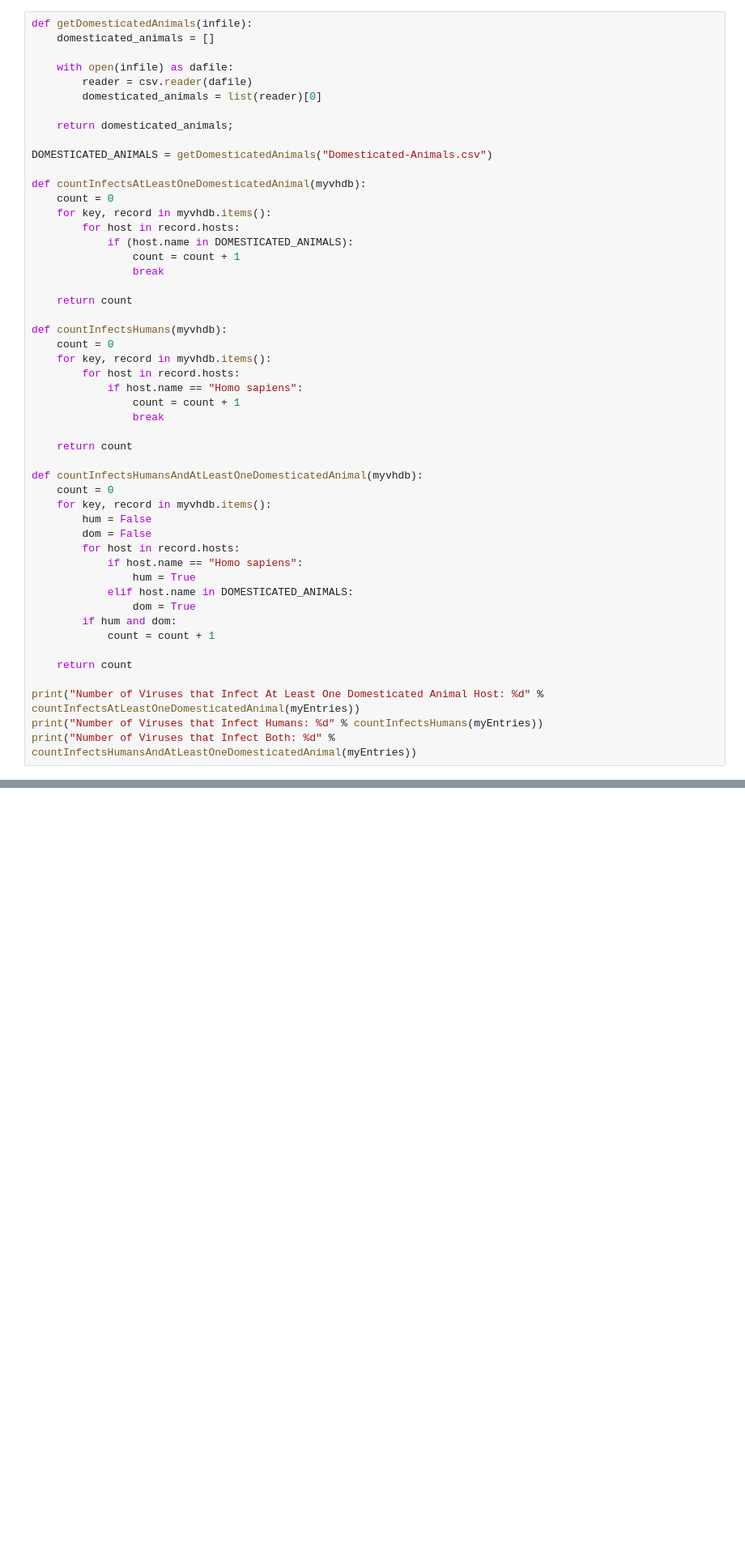
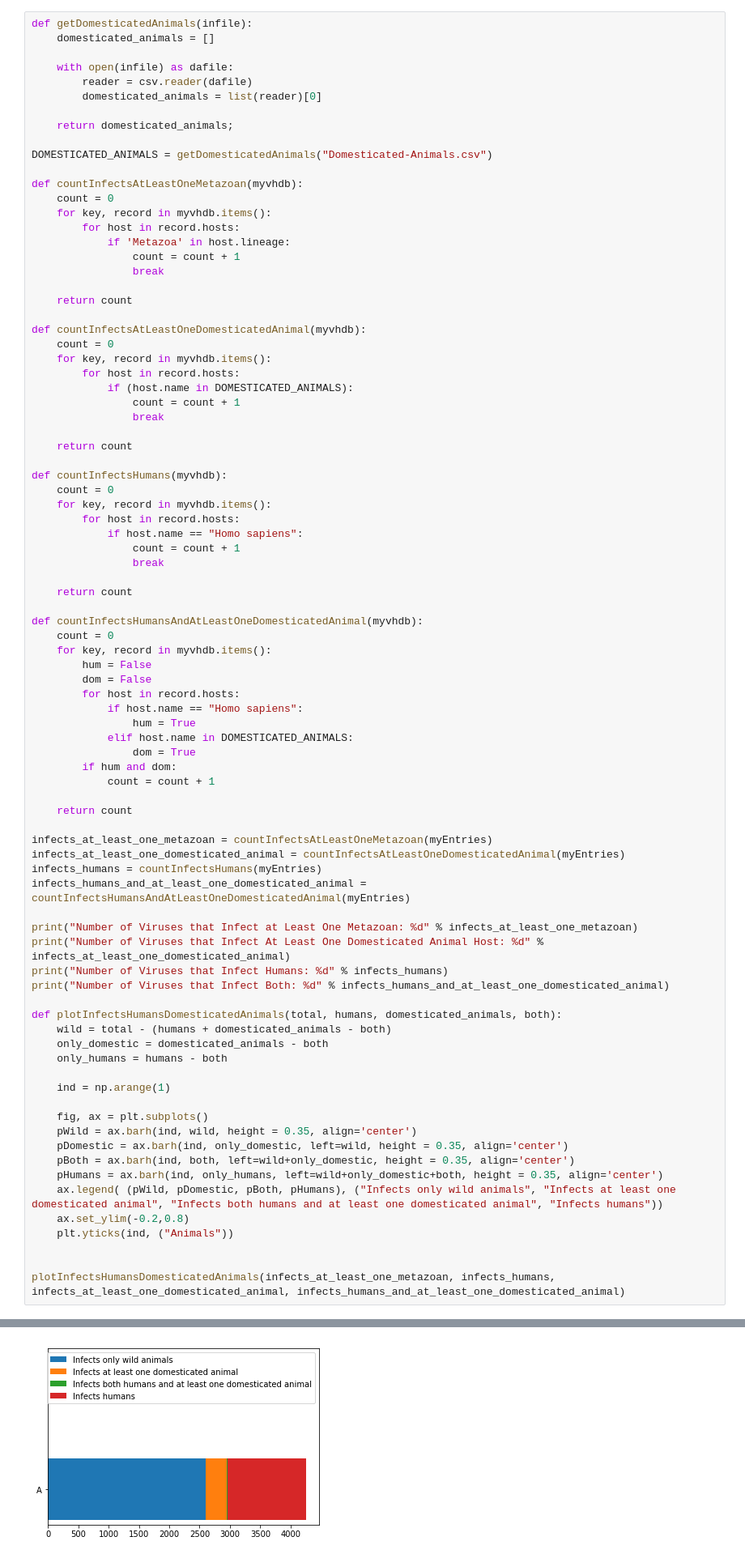
Before and after one commit to sable-cat/anthropocentric-sequencing, a Jupyter notebook: Results.ipynb, the cells around one changed output, grey strips where cells are left out. Shown at 81% size. Cells and saved outputs as stored; diff of their text form; blank space fills up the shorter version.

Commit message:
Add graph showing breakdown of what viruses that infect metazoans infect

```diff
--- a/Results.ipynb
+++ b/Results.ipynb
@@ -43,6 +43,16 @@ def getDomesticatedAnimals(infile):
     return domesticated_animals;
 
 DOMESTICATED_ANIMALS = getDomesticatedAnimals("Domesticated-Animals.csv")
+
+def countInfectsAtLeastOneMetazoan(myvhdb):
+    count = 0
+    for key, record in myvhdb.items():
+        for host in record.hosts:
+            if 'Metazoa' in host.lineage:
+                count = count + 1
+                break
+
+    return count
 
 def countInfectsAtLeastOneDomesticatedAnimal(myvhdb):
     count = 0
@@ -79,7 +89,32 @@ def countInfectsHumansAndAtLeastOneDomesticatedAnimal(myvhdb):
 
     return count
 
-print("Number of Viruses that Infect At Least One Domesticated Animal Host: %d" % countInfectsAtLeastOneDomesticatedAnimal(myEntries))
-print("Number of Viruses that Infect Humans: %d" % countInfectsHumans(myEntries))
-print("Number of Viruses that Infect Both: %d" % countInfectsHumansAndAtLeastOneDomesticatedAnimal(myEntries))
+infects_at_least_one_metazoan = countInfectsAtLeastOneMetazoan(myEntries)
+infects_at_least_one_domesticated_animal = countInfectsAtLeastOneDomesticatedAnimal(myEntries)
+infects_humans = countInfectsHumans(myEntries)
+infects_humans_and_at_least_one_domesticated_animal = countInfectsHumansAndAtLeastOneDomesticatedAnimal(myEntries)
+
+print("Number of Viruses that Infect at Least One Metazoan: %d" % infects_at_least_one_metazoan)
+print("Number of Viruses that Infect At Least One Domesticated Animal Host: %d" % infects_at_least_one_domesticated_animal)
+print("Number of Viruses that Infect Humans: %d" % infects_humans)
+print("Number of Viruses that Infect Both: %d" % infects_humans_and_at_least_one_domesticated_animal)
+
+def plotInfectsHumansDomesticatedAnimals(total, humans, domesticated_animals, both):
+    wild = total - (humans + domesticated_animals - both)
+    only_domestic = domesticated_animals - both
+    only_humans = humans - both
+
+    ind = np.arange(1)
+
+    fig, ax = plt.subplots()
+    pWild = ax.barh(ind, wild, height = 0.35, align='center')
+    pDomestic = ax.barh(ind, only_domestic, left=wild, height = 0.35, align='center')
+    pBoth = ax.barh(ind, both, left=wild+only_domestic, height = 0.35, align='center')
+    pHumans = ax.barh(ind, only_humans, left=wild+only_domestic+both, height = 0.35, align='center')
+    ax.legend( (pWild, pDomestic, pBoth, pHumans), ("Infects only wild animals", "Infects at least one domesticated animal", "Infects both humans and at least one domesticated animal", "Infects humans"))
+    ax.set_ylim(-0.2,0.8)
+    plt.yticks(ind, ("Animals"))
+
+
+plotInfectsHumansDomesticatedAnimals(infects_at_least_one_metazoan, infects_humans, infects_at_least_one_domesticated_animal, infects_humans_and_at_least_one_domesticated_animal)
 # %% [output]
@@ -86,6 +122,7 @@ print("Number of Viruses that Infect Both: %d" % countInfectsHumansAndAtLeastOne
 Number of Viruses that Infect At Least One Domesticated Animal Host: 360
 Number of Viruses that Infect Humans: 1309
 Number of Viruses that Infect Both: 19
+[figure, added]
 # %% [markdown]
 Make a bar graph showing unique species of virus and host
 # %%
```
Also changed, not shown: parts of 3 cells of this notebook.
